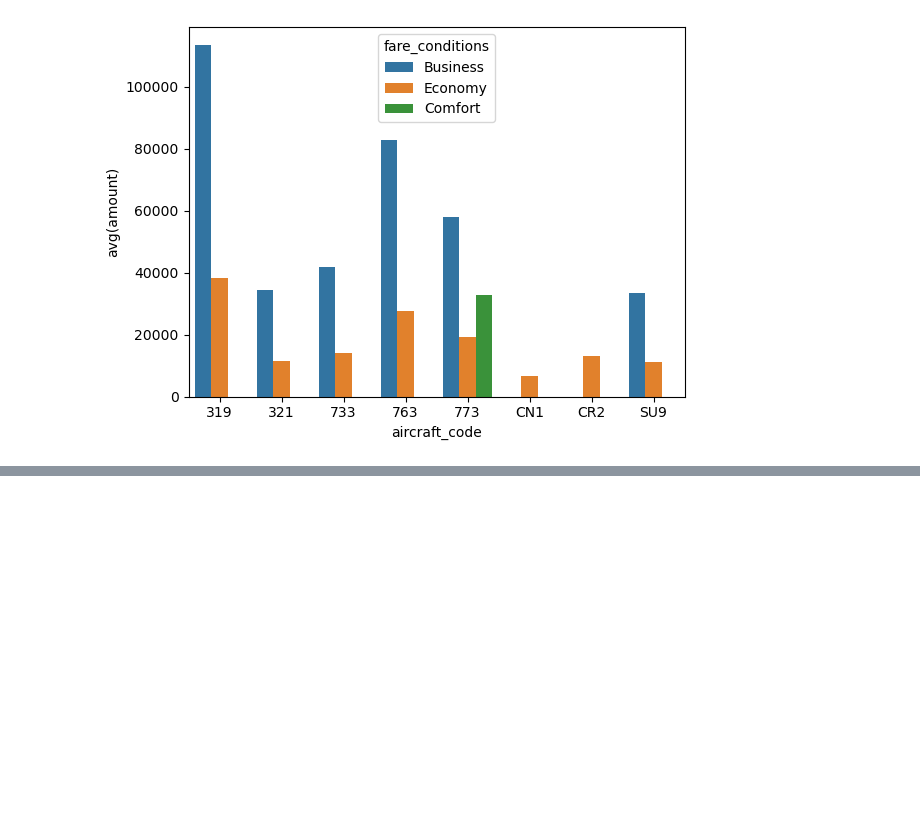
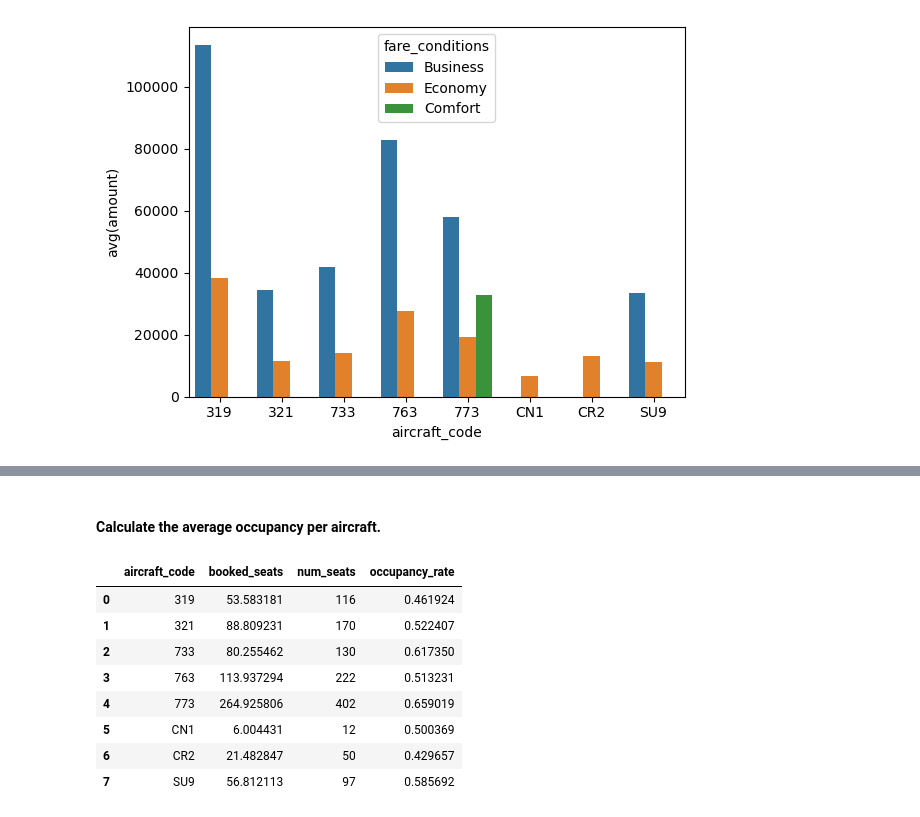
Before and after one commit to akakshat/Airline_Data_Analysis, a Jupyter notebook: airline_data_analysis.ipynb, the cells around one changed output, grey strips where cells are left out. Cells and saved outputs as stored; diff of their text form; code cells hidden in the pictures; blank space fills up the shorter version.

```diff
--- a/airline_data_analysis.ipynb
+++ b/airline_data_analysis.ipynb
@@ -319,0 +313,25 @@ pd.read_sql_query("""select aircraft_code, flights.flight_id, count(*) as seat_c
+# %% [markdown]
+#### Calculate the average occupancy per aircraft.
+# %%
+occupancy_rate = pd.read_sql_query("""select a.aircraft_code, avg(a.seats_count) as
+                    booked_seats, b.num_seats, avg(a.seats_count)/b.num_seats as
+                    occupancy_rate from
+                    (select aircraft_code, flights.flight_id, count(*) as seats_count
+                    from boarding_passes inner join flights on
+                    boarding_passes.flight_id = flights.flight_id
+                    group by aircraft_code, flights.flight_id) as a
+                    inner join
+                    (select aircraft_code , count(*) as num_seats from seats
+                    group by aircraft_code) as b on a.aircraft_code = b.aircraft_code
+                    group by a.aircraft_code""", connection)
+occupancy_rate
+# %% [output]
+|  | aircraft_code | booked_seats | num_seats | occupancy_rate |
+| 0 | 319 | 53.583181 | 116 | 0.461924 |
+| 1 | 321 | 88.809231 | 170 | 0.522407 |
+| 2 | 733 | 80.255462 | 130 | 0.617350 |
+| 3 | 763 | 113.937294 | 222 | 0.513231 |
+| 4 | 773 | 264.925806 | 402 | 0.659019 |
+| 5 | CN1 | 6.004431 | 12 | 0.500369 |
+| 6 | CR2 | 21.482847 | 50 | 0.429657 |
+| 7 | SU9 | 56.812113 | 97 | 0.585692 |
```
Also changed, not shown: parts of 15 cells of this notebook.
